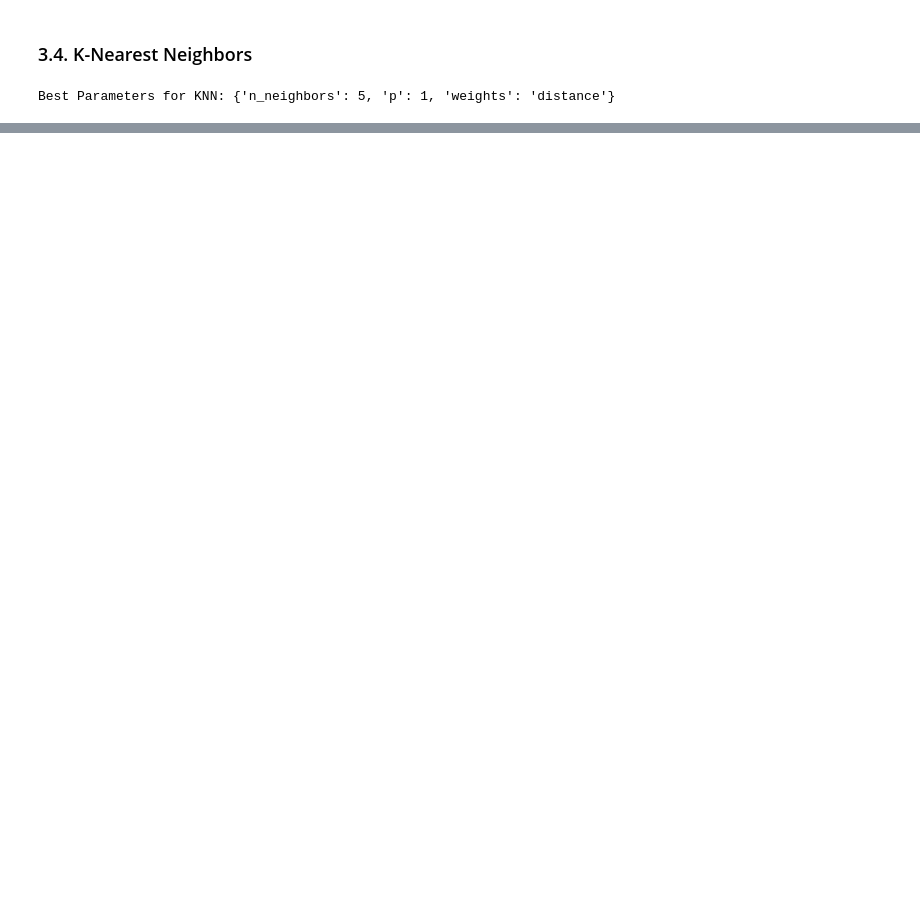
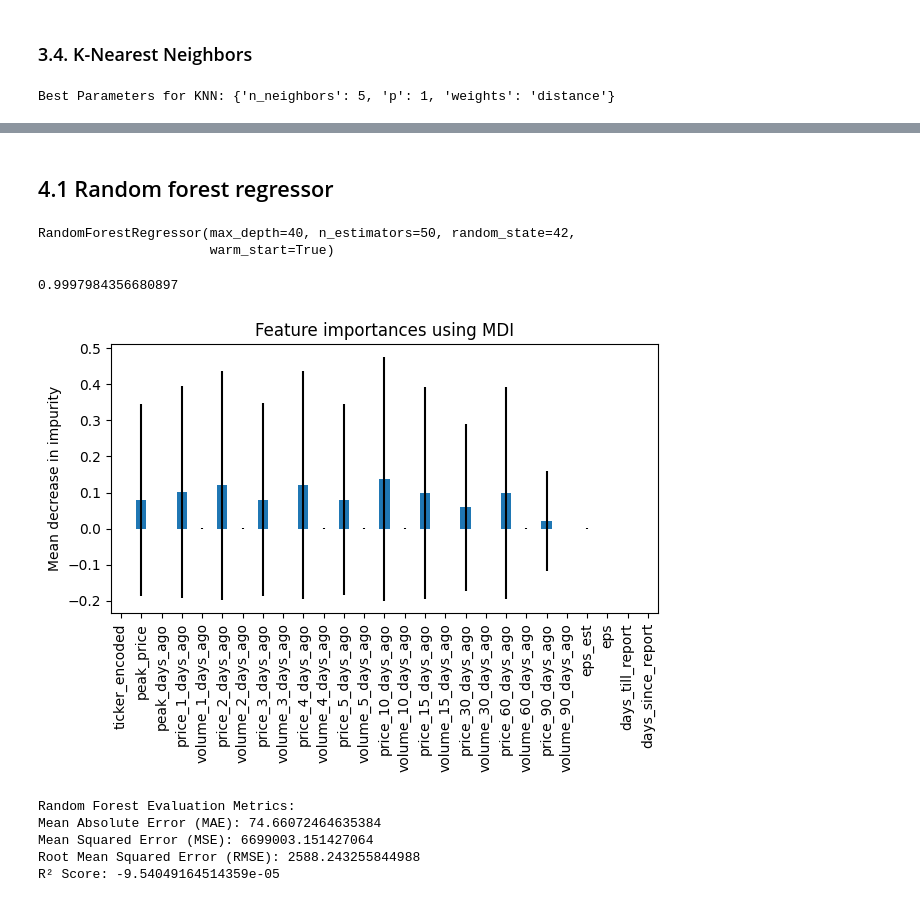
Before and after one commit to thunder913/Machine-Learning, a Jupyter notebook: stocks.ipynb, the cells around one changed output, grey strips where cells are left out. Saved outputs shown, nothing was run; the diff lists cells and outputs as text; code cells hidden in the pictures; blank space fills up the shorter version.

```diff
--- a/stocks.ipynb
+++ b/stocks.ipynb
@@ -807,0 +811,5 @@ Mean Squared Error: 0.0002022629573134599
+# %%
+near_earnings_stock_data = stock_data_tidy[
+    (stock_data_tidy['days_till_report'] <= 5) |
+    (stock_data_tidy['days_since_report'] <= 5)
+]
@@ -807,0 +832,21 @@ Mean Squared Error: 0.0002022629573134599
+# %%
+near_earings_train_data = prepare_data(near_earnings_stock_data, features, target, True, 1)
+# %% [markdown]
+## 4.1 Random forest regressor
+# %%
+forest_model = RandomForestRegressor(
+    max_depth=40,
+    min_samples_leaf=1,
+    min_samples_split=2,
+    n_estimators=50,
+    warm_start=True,
+    random_state=42)
+# %%
+forest_model.fit(near_earings_train_data.X_train, near_earings_train_data.y_train)
+# %% [output]
+RandomForestRegressor(max_depth=40, n_estimators=50, random_state=42,
+                      warm_start=True)
+# %%
+forest_model.score(near_earings_train_data.X_test, near_earings_train_data.y_test)
+# %% [output]
+0.9997984356680897
@@ -807,0 +855,33 @@ Mean Squared Error: 0.0002022629573134599
+# %%
+std = np.std([tree.feature_importances_ for tree in forest_model.estimators_], axis=0)
+
+importances = forest_model.feature_importances_
+feature_names = [f"feature {i}" for i in features]
+forest_importances = pd.Series(importances, index=features)
+fig, ax = plt.subplots()
+forest_importances.plot.bar(yerr=std, ax=ax)
+ax.set_title("Feature importances using MDI")
+ax.set_ylabel("Mean decrease in impurity")
+fig.tight_layout()
+# %% [output]
+[figure, added]
+# %%
+y_pred_rf_earnings = forest_model.predict(forest_model_data.X_test)
+
+# Calculate evaluation metrics
+mse_rf = mean_squared_error(forest_model_data.y_test, y_pred_rf_earnings)
+rmse_rf = np.sqrt(mse_rf)
+mae_rf = mean_absolute_error(forest_model_data.y_test, y_pred_rf_earnings)
+r2_rf = r2_score(forest_model_data.y_test, y_pred_rf_earnings)
+
+print(f"Random Forest Evaluation Metrics:")
+print(f"Mean Absolute Error (MAE): {mae_rf}")
+print(f"Mean Squared Error (MSE): {mse_rf}")
+print(f"Root Mean Squared Error (RMSE): {rmse_rf}")
+print(f"R² Score: {r2_rf}")
+# %% [output]
+Random Forest Evaluation Metrics:
+Mean Absolute Error (MAE): 74.66072464635384
+Mean Squared Error (MSE): 6699003.151427064
+Root Mean Squared Error (RMSE): 2588.243255844988
+R² Score: -9.54049164514359e-05
```
Also changed, not shown: parts of 44 cells of this notebook.
